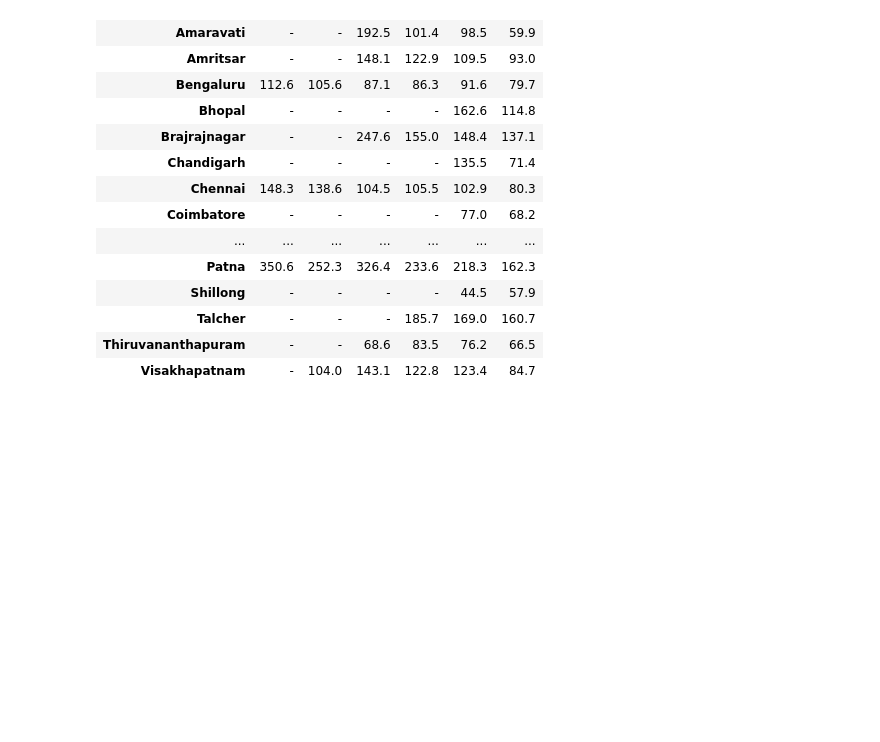
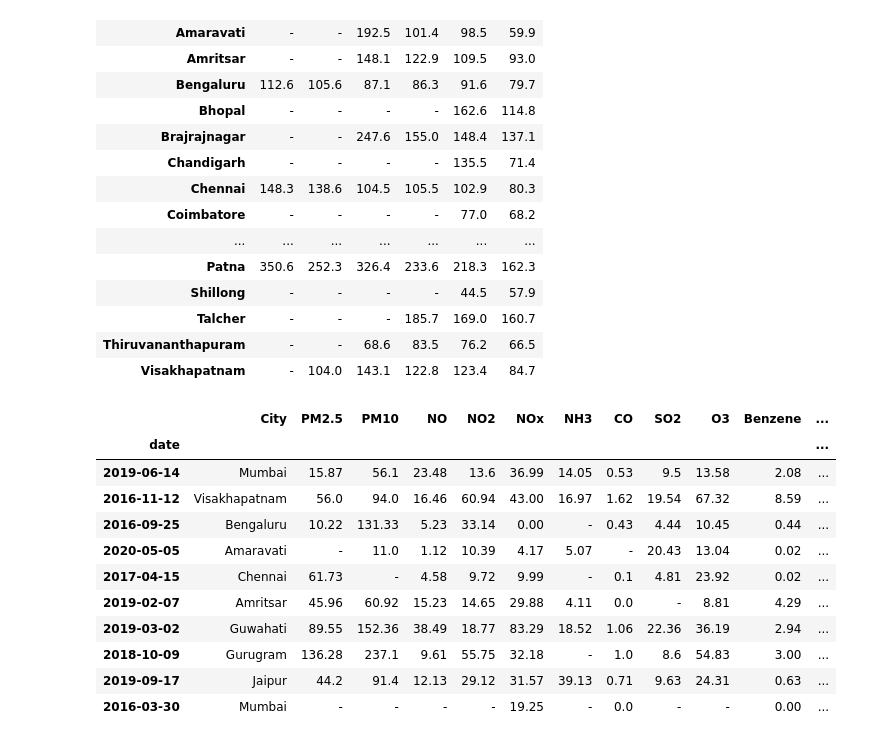
Before and after one commit to alexismenanieves/Air_Quality_Project, a Jupyter notebook: notebooks/01_Analysis.ipynb, the cells around one changed output. Drawn from its saved outputs; the diff is of its cells as text; code cells hidden in the pictures; blank space fills up the shorter version.

```diff
--- a/notebooks/01_Analysis.ipynb
+++ b/notebooks/01_Analysis.ipynb
@@ -38,7 +38,9 @@ def count_nan_zeros(df):
 # Step 1. Load data ----------------------------------------------------
 # 1.1 Open file and get basic info
 df_raw = pd.read_csv('../data/city_day.csv')
-df_raw.info()
+df_locs = pd.read_csv('../data/city_location.csv')
+display(df_raw.info())
+display(df_locs.info())
 # %% [output]
 <class 'pandas.core.frame.DataFrame'>
 RangeIndex: 29531 entries, 0 to 29530
@@ -254,3 +268,27 @@ pivot.T.round(1).fillna('-')
 | Talcher | - | - | - | 185.7 | 169.0 | 160.7 |
 | Thiruvananthapuram | - | - | 68.6 | 83.5 | 76.2 | 66.5 |
 | Visakhapatnam | - | 104.0 | 143.1 | 122.8 | 123.4 | 84.7 |
+# %%
+df_comb = (
+    df_raw
+    .merge(df_locs,how='left',on='City')
+    .assign(date = lambda df: pd.to_datetime(df['Date']))
+    .drop(['Date','AQI_Bucket'], axis=1)
+    .set_index('date')
+    .sort_index()
+)
+# %%
+df_comb.sample(10).fillna('-')
+# %% [output]
+|  | City | PM2.5 | PM10 | NO | NO2 | NOx | NH3 | CO | SO2 | O3 | Benzene | ... |
+| date |  |  |  |  |  |  |  |  |  |  |  | ... |
+| 2019-06-14 | Mumbai | 15.87 | 56.1 | 23.48 | 13.6 | 36.99 | 14.05 | 0.53 | 9.5 | 13.58 | 2.08 | ... |
+| 2016-11-12 | Visakhapatnam | 56.0 | 94.0 | 16.46 | 60.94 | 43.00 | 16.97 | 1.62 | 19.54 | 67.32 | 8.59 | ... |
+| 2016-09-25 | Bengaluru | 10.22 | 131.33 | 5.23 | 33.14 | 0.00 | - | 0.43 | 4.44 | 10.45 | 0.44 | ... |
+| 2020-05-05 | Amaravati | - | 11.0 | 1.12 | 10.39 | 4.17 | 5.07 | - | 20.43 | 13.04 | 0.02 | ... |
+| 2017-04-15 | Chennai | 61.73 | - | 4.58 | 9.72 | 9.99 | - | 0.1 | 4.81 | 23.92 | 0.02 | ... |
+| 2019-02-07 | Amritsar | 45.96 | 60.92 | 15.23 | 14.65 | 29.88 | 4.11 | 0.0 | - | 8.81 | 4.29 | ... |
+| 2019-03-02 | Guwahati | 89.55 | 152.36 | 38.49 | 18.77 | 83.29 | 18.52 | 1.06 | 22.36 | 36.19 | 2.94 | ... |
+| 2018-10-09 | Gurugram | 136.28 | 237.1 | 9.61 | 55.75 | 32.18 | - | 1.0 | 8.6 | 54.83 | 3.00 | ... |
+| 2019-09-17 | Jaipur | 44.2 | 91.4 | 12.13 | 29.12 | 31.57 | 39.13 | 0.71 | 9.63 | 24.31 | 0.63 | ... |
+| 2016-03-30 | Mumbai | - | - | - | - | 19.25 | - | 0.0 | - | - | 0.00 | ... |
```
Also changed, not shown: parts of 5 cells of this notebook, 1 other file.
